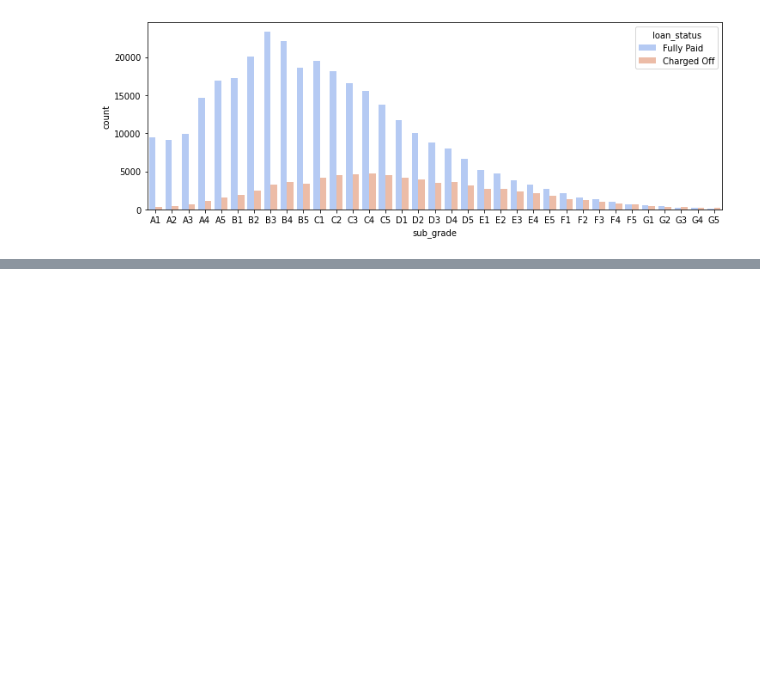
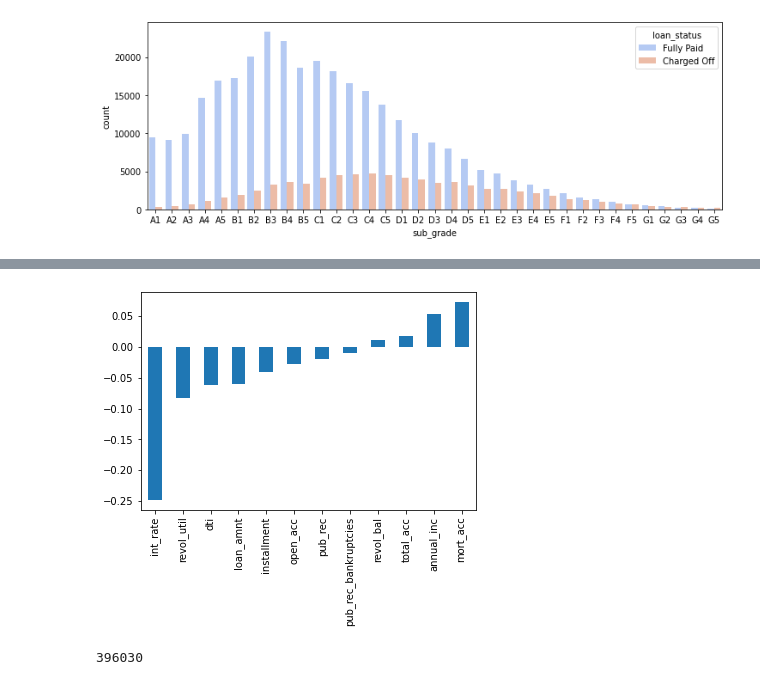
Before and after one commit to nickmnt/data, a Jupyter notebook: Machine Learning/25-neural/NeuralProject.ipynb, the cells around one changed output, grey strips where cells are left out. Saved outputs shown, nothing was run; the diff lists cells and outputs as text; code cells hidden in the pictures; blank space fills up the shorter version.

```diff
--- a/Machine Learning/25-neural/NeuralProject.ipynb
+++ b/Machine Learning/25-neural/NeuralProject.ipynb
@@ -362,0 +367,10 @@ sns.countplot(x='sub_grade', data=df, order=subgrade_order, palette='coolwarm',
+# %%
+def transformation(x):
+    if x == 'Fully Paid':
+        return 1
+    elif x == 'Charged Off':
+        return 0
+
+new_col = df['loan_status'].apply(transformation)
+df['loan_repaid'] = new_col
+df[['loan_repaid','loan_status']]
@@ -362,0 +391,9 @@ sns.countplot(x='sub_grade', data=df, order=subgrade_order, palette='coolwarm',
+# %%
+#CODE HERE
+s = df.corr().sort_values(by='loan_repaid')[:-1]['loan_repaid'].plot(kind='bar')
+# %% [output]
+[figure, added]
+# %%
+len(df)
+# %% [output]
+396030
```
Also changed, not shown: parts of 52 cells of this notebook.
